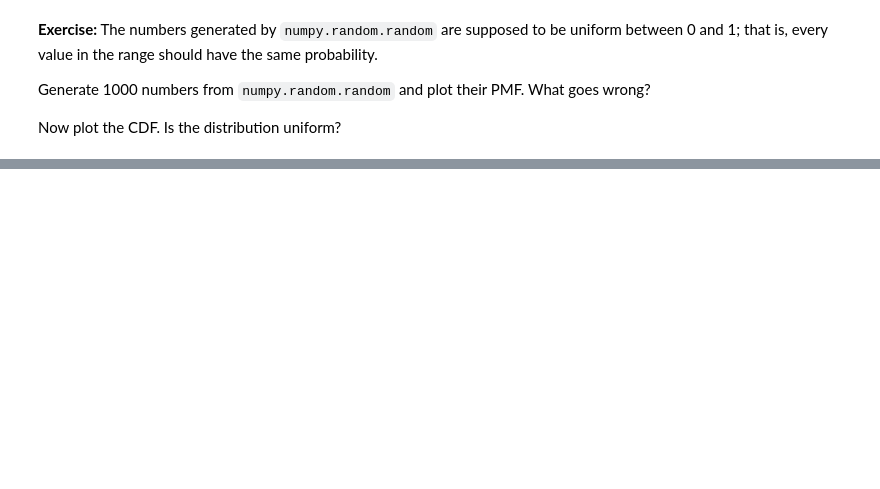
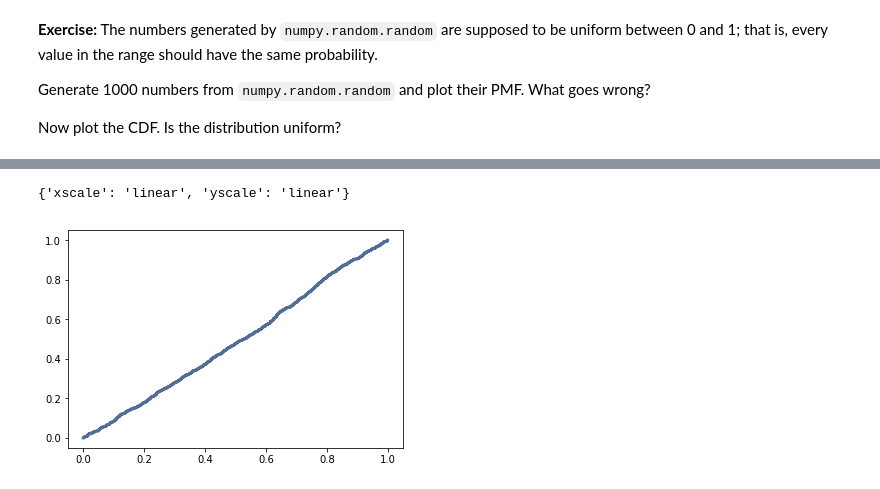
Before and after one commit to ejulio/ThinkStats2, a Jupyter notebook: code/chap04ex.ipynb, the cells around one changed output, grey strips where cells are left out. Drawn from its saved outputs; the diff is of its cells as text; code cells hidden in the pictures; blank space fills up the shorter version.

```diff
--- a/code/chap04ex.ipynb
+++ b/code/chap04ex.ipynb
@@ -224,0 +228,6 @@ Now plot the CDF. Is the distribution uniform?
+# %%
+cdf = rank_cdf = thinkstats2.Cdf(random)
+thinkplot.Cdf(cdf)
+# %% [output]
+{'xscale': 'linear', 'yscale': 'linear'}
+[figure, added]
```
Also changed, not shown: parts of 8 cells of this notebook, 1 other file.
